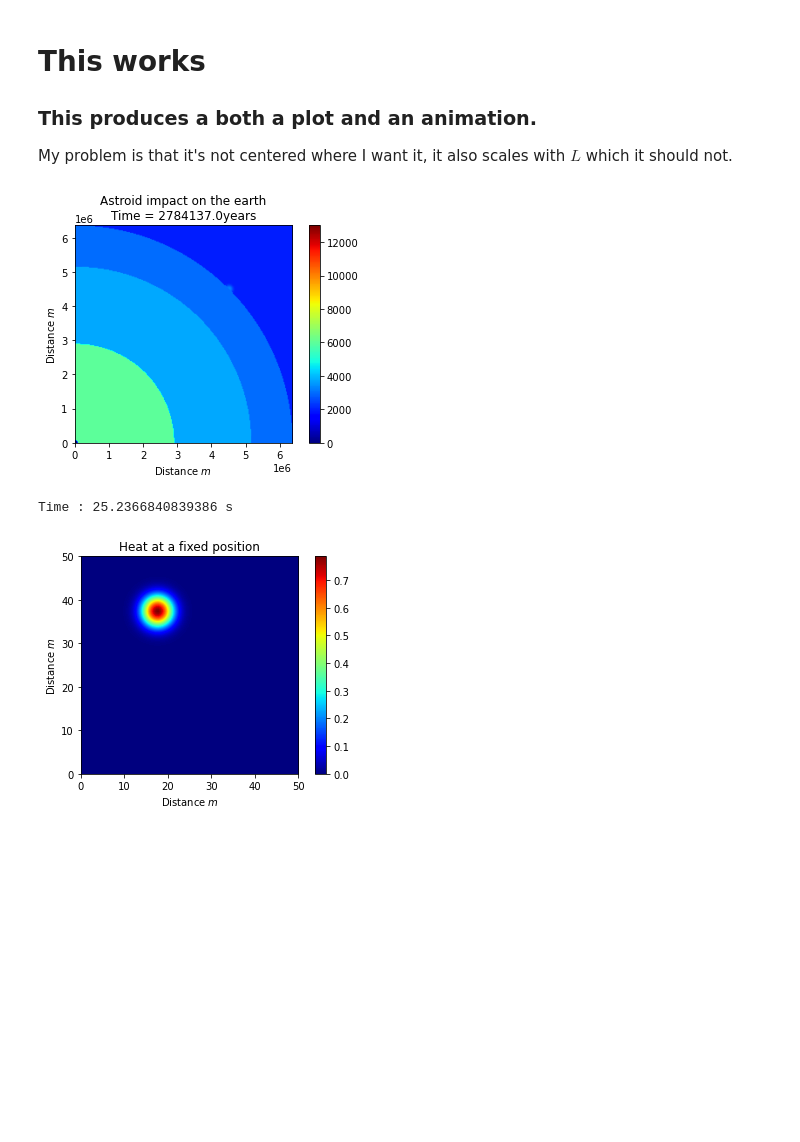
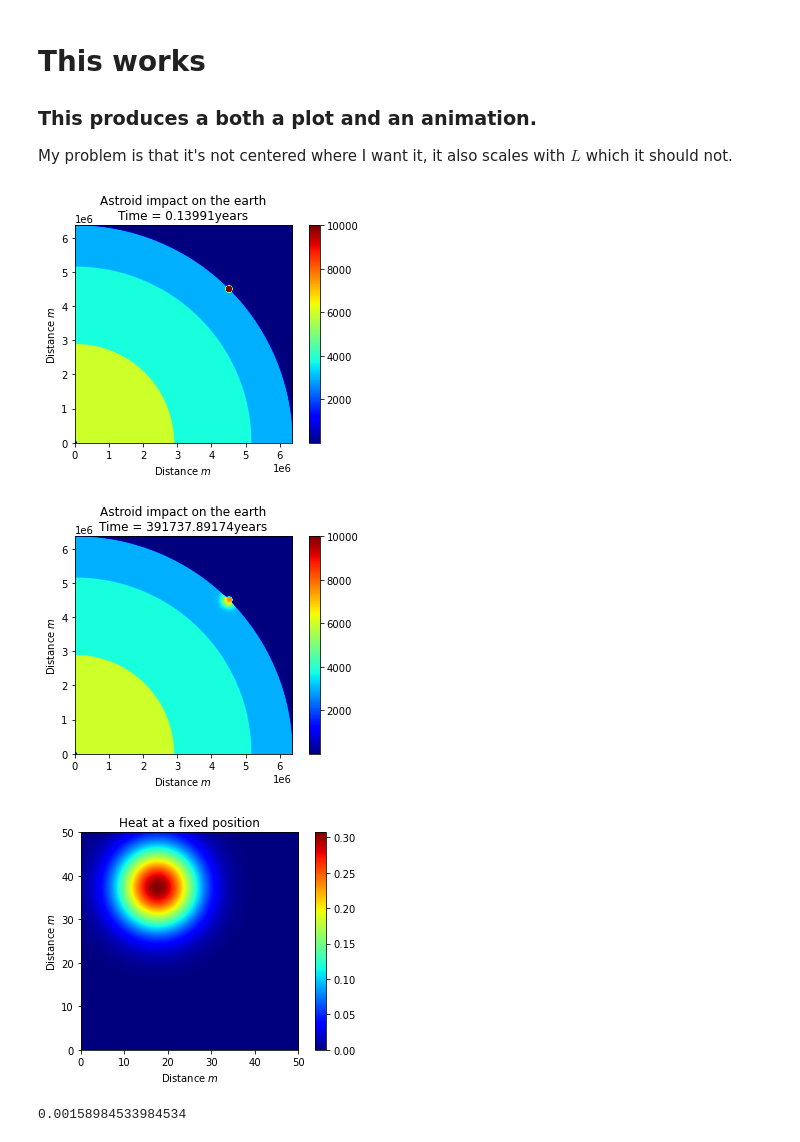
Before and after one commit to thesombady/HeatConduction, a Jupyter notebook: HeatConduction/Task2.ipynb, the cells around one changed output. Cells and saved outputs as stored; diff of their text form; code cells hidden in the pictures; blank space fills up the shorter version.

```diff
--- a/HeatConduction/Task2.ipynb
+++ b/HeatConduction/Task2.ipynb
@@ -58,7 +60,7 @@ plt.show()
 # %%
 import time
 global X,Y
-L = 250
+L = 1000
 Boundary = 6360*10**3
 x, y = np.linspace(0,Boundary,L), np.linspace(0,Boundary,L).reshape(-1,1)
 X,Y = np.meshgrid(x,y, indexing = "xy")
@@ -67,77 +69,93 @@ X,Y = np.meshgrid(x,y, indexing = "xy")
 ### This produces a both a plot and an animation.
 My problem is that it's not centered where I want it, it also scales with $L$ which it should not.
 # %%
+fig = plt.figure()
 start = time.time()
-fig = plt.figure()
+FPS = 20
+TIME = 4.4e11
 def Heat3(x,y,Temp, alpha = np.ones((L,L)), Time = 0.0001):
     """ Returns the temperature at a time t, given a position (x,y)"""
     l = np.sqrt(2)
-    q = np.sqrt(400*alpha*Time)
+    q = np.sqrt(40*alpha*Time)
     r = np.sqrt((x-6360e3/l)**2+(y-6360e3/l)**2)
     k1 = 1e5 - r
     k2 = -1e5 - r
-    return 10000*np.exp(-Time/(4.4e13))*(1/2*(erf(k1/q)-erf(k2/q)))+Temp
+    return 10000*np.exp(-Time/(TIME*100))*(1/2*(erf(k1/q)-erf(k2/q)))+Temp
 
 def Initialize(x,y, time=0.0000001):
-    time = time* 4.4e11
+    time = time*TIME
     T = np.zeros((L,L))
     Alpha = np.zeros((L,L))
     R1 = 6360e3
     R2 = 5150e3
     R3 = 2890e3
     R4 = 60e3
-    Radii = [R4,R3,R2,R1]
-    Temperatures = [6000,3800, 3000, 2000]
-    a = [5e-3,3.7e-7, 5.8e-4,2.0e-9]#2.0e-6
+    Radii = [R4, R3, R2, R1]
+    Temperatures = [6000,3800, 3000, 1]
+    #Radii = [R4, R3 ,R2 ,R1]
+    a = [5e-8,3e-4, 5.8e-5,2.0e-11]
     r = np.sqrt(x**2+y**2)
     for i in range(len(Radii)):
-        T[r>=Radii[i]] = Temperatures[i]
-        Alpha[r>=Radii[i]] = a[i]
-    Alpha = np.ones((L,L))*0.0000001 + Alpha
+        T[r>Radii[i]] = Temperatures[i]
+        Alpha[r>Radii[i]] = a[i]
+    Alpha = np.ones((L,L))*1e-11 + Alpha
     Temp = Heat3(x,y,T, Time = time,alpha = Alpha)
     return Temp
-
+"""
 cax = plt.imshow(Initialize(X,Y),extent = [0,6360e3,0,6360e3],
                 origin = "lower", animated=False, cmap = "jet",
-                 interpolation = "bilinear")
+                 interpolation = "bilinear", vmin = 3, vmax = 10000)
 
 def updatefig3(*args):
     i = np.array(args[0])+0.000001
     if i != 0:
         a = Initialize(X, Y, i)
         cax.set_array(a)
-        plt.title(f"Astroid impact on the earth\nTime = {round((i*4.4e11)/(60**2*24*7*52),0)}years")
+        plt.title(f"Astroid impact on the earth\nTime = {round((i*TIME)/(60**2*24*7*52),0)}years")
         plt.xlabel(r"Distance $m$")
         plt.ylabel(r"Distance $m$")
         return fig,
     else:
         pass
 
-ani = FuncAnimation(fig, updatefig3, interval=1, frames = 200, blit=True)
+
+ani = FuncAnimation(fig, updatefig3, interval=1, frames = 300, blit=True)
 plt.colorbar()
 #This typ-loop tries to save the file, and depending on which machine you're using
 #the saving will work and save the corresponding .gif-file.
 try:
-    ani.save('Task3windows.gif', fps=20, writer = 'pillow', extra_args=['-vcodec', 'libx264'])
+    ani.save('Task3windows.gif', fps=FPS, writer = 'pillow', extra_args=['-vcodec', 'libx264'])
 except:
-    ani.save('Task3Mac.gif', fps=20, writer = 'pillow')
+    ani.save('Task3Mac.gif', fps=FPS, writer = 'pillow')
 
 plt.show()
 print("Time :", time.time()-start, "s")
-
+"""
 def Frame1():
-    cax = plt.imshow(Initialize(X,Y, time = 1),extent = [0,6360e3,0,6360e3],
+    cax = plt.imshow(Initialize(X,Y, time = 1e-5),extent = [0,6360e3,0,6360e3],
                 origin = "lower", animated=False, cmap = "jet",
-                 interpolation = "bilinear")
+                vmin = 3, vmax = 10000)#,interpolation = "bilinear")
     plt.colorbar()
-    plt.title(f"Astroid impact on the earth\nTime = {round((10**4)/(60**2*24*7*52),0)}years")
+    plt.title(f"Astroid impact on the earth\nTime = {round((1e-5*TIME)/(60**2*24*7*52),5)}years")
     plt.xlabel(r"Distance $m$")
     plt.ylabel(r"Distance $m$")
     plt.savefig("Task3mac.png")
-#Frame1()
+    plt.show()
+Frame1()
+def Frame2():
+    cax = plt.imshow(Initialize(X,Y, time = 2.8e1),extent = [0,6360e3,0,6360e3],
+                origin = "lower", animated=False, cmap = "jet",
+                vmin = 3, vmax = 10000)#,interpolation = "bilinear")
+    plt.colorbar()
+    plt.title(f"Astroid impact on the earth\nTime = {round((2.8e1*TIME)/(60**2*24*7*52),5)}years")
+    plt.xlabel(r"Distance $m$")
+    plt.ylabel(r"Distance $m$")
+    plt.savefig("Task3mac2.png")
+    plt.show()
+Frame2()
 # %% [output]
-[figure, old version]
+[figure, new version]
-Time : 25.2366840839386 s
+[figure, added]
 # %%
 L = 100
 fig = plt.figure()
@@ -169,14 +187,18 @@ plt.colorbar()
 ani.save('Task2Mac.gif', fps=20, writer = 'pillow')
 plt.show()
 """
-cax = plt.imshow(Heat4(XX,YY, t = 1),extent = [0, 50,0,50],
+cax = plt.imshow(Heat4(XX,YY, t = 10),extent = [0, 50,0,50],
                 origin = "lower", animated=False, cmap = "jet",
-                 interpolation = "bilinear")
+                 interpolation = "bilinear")#time 1 aswell
 plt.colorbar()
 plt.title("Heat at a fixed position")
 plt.xlabel(r"Distance $m$")
 plt.ylabel(r"Distance $m$")
-plt.savefig("Task2Mac.png")
+plt.savefig("Task2Mac2.png")
 plt.show()
 # %% [output]
-[figure, old version]
+[figure, new version]
+# %%
+print(5e4/(60*60*24*7*52))
+# %% [output]
+0.00158984533984534
```
Also changed, not shown: parts of 1 cell of this notebook, 5 other files.
